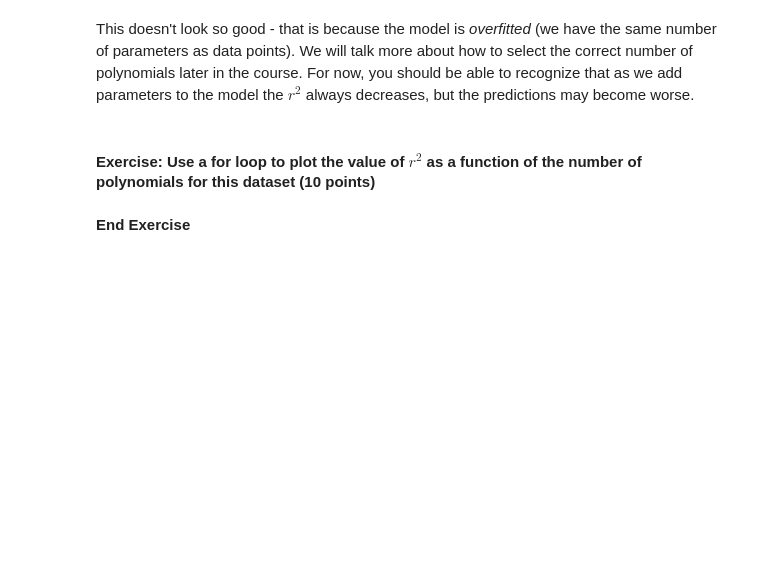
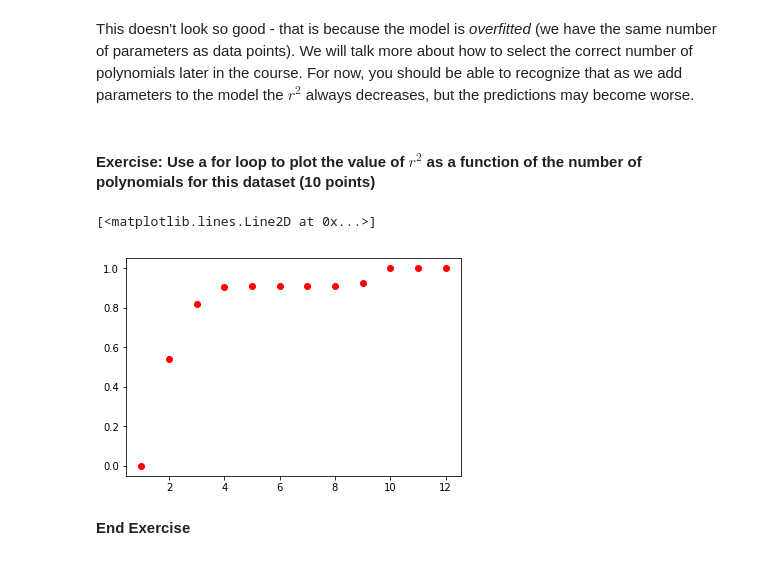
Before and after one commit to medford-group/data_analytics_for_engineers, a Jupyter notebook: modules/0-foundations/foundations.ipynb, the cells around one changed output. Drawn from its saved outputs; the diff is of its cells as text; code cells hidden in the pictures; blank space fills up the shorter version.

```diff
--- a/modules/0-foundations/foundations.ipynb
+++ b/modules/0-foundations/foundations.ipynb
@@ -582,3 +654,26 @@ This doesn't look so good - that is because the model is *overfitted* (we have t
+# %%
+##Insert code here
+
+N_polynomials = []
+r2_list = []
+for N in range(1,13):
+    N_polynomials.append(N)
+    X_N = polynomial_features(x, N) #generate features
+    b_N = np.dot(X_N.T, y_noisy) #generate b vector with new features
+    A_N = np.dot(X_N.T, X_N) #generate A matrix with new features
+    beta_N = np.linalg.solve(A_N, b_N) #solve Ax=b with new features
+
+    yhat_N = np.dot(X_N, beta_N) #compute predictions
+    SSE_N = np.sum((y_noisy - yhat_N)**2) #compute sum of squared errors
+    SST_N = np.sum((y_noisy - np.mean(y_noisy))**2) #compute total sum of squares
+    r2_N = (SST_N - SSE_N)/SST_N # compute r^2
+    r2_list.append(r2_N)
+
+fig, ax = plt.subplots()
+ax.plot(N_polynomials, r2_list, 'or')
+# %% [output]
+[<matplotlib.lines.Line2D at 0x...>]
+[figure, added]
 # %% [markdown]
 **End Exercise**
 # %% [markdown]
```
Also changed, not shown: parts of 32 cells of this notebook, 2 other files.
